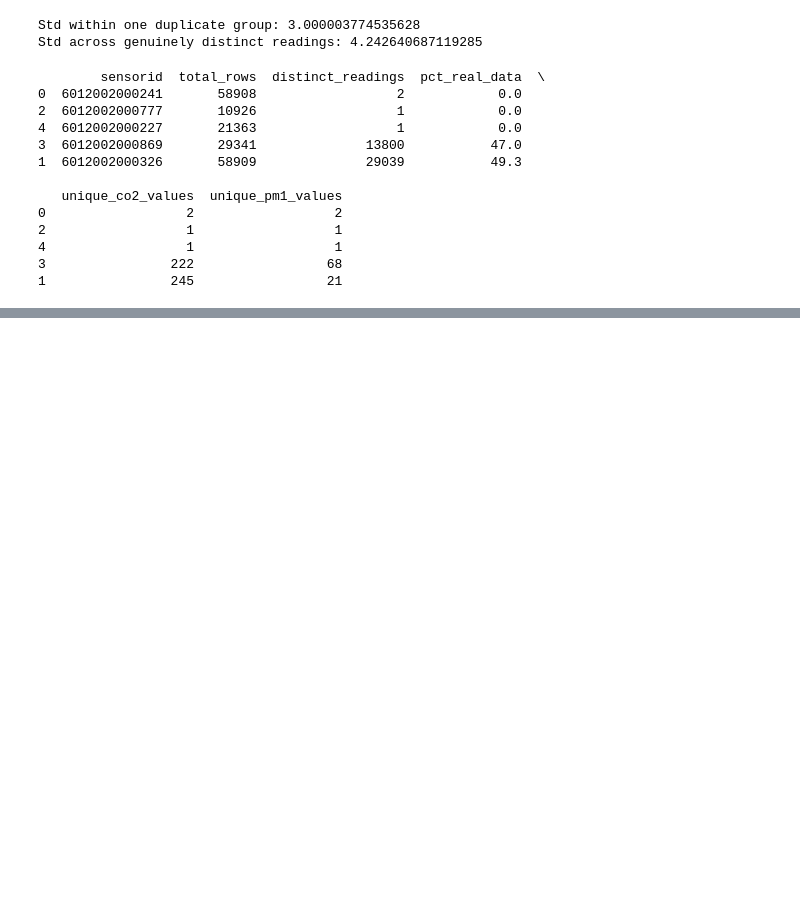
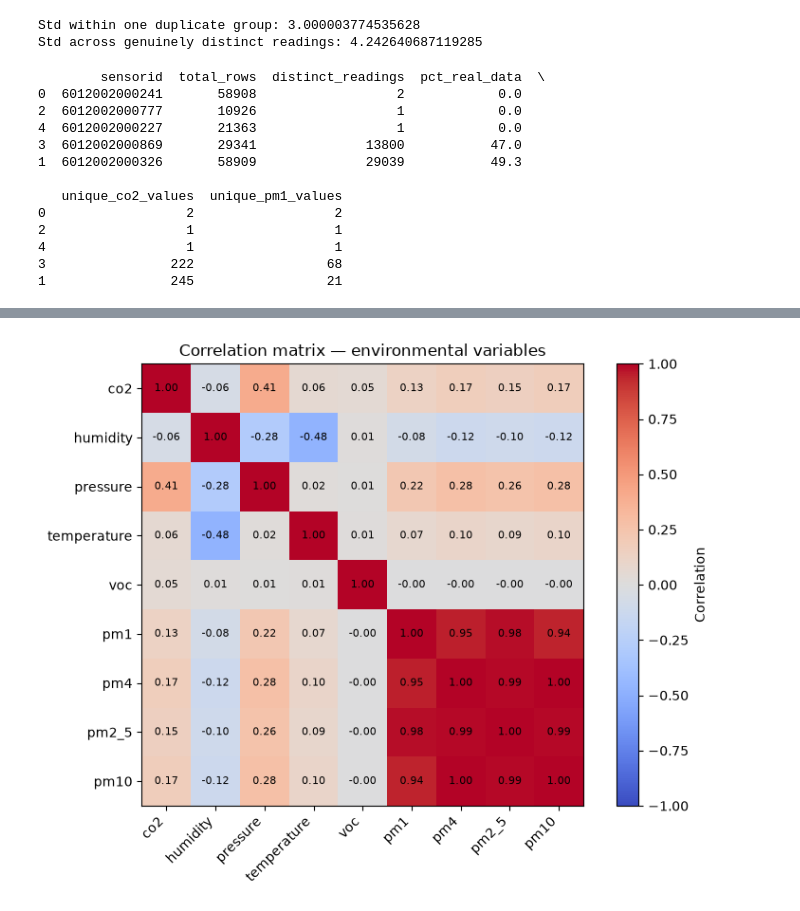
Before and after one commit to Arielhutter/MMA3001-CO2-Prediction-Project, a Jupyter notebook: project.ipynb, the cells around one changed output, grey strips where cells are left out. Cells and saved outputs as stored; diff of their text form; code cells hidden in the pictures; blank space fills up the shorter version.

Commit message:
adding linear regression model + data cutoff

```diff
--- a/project.ipynb
+++ b/project.ipynb
@@ -300,3 +300,9 @@ print(reliability_summary)
 4                  1                  1
 3                222                 68
 1                245                 21
+# %%
+# Filter down to your 2 reliable sensors
+df_model = df_env[df_env['sensorid'].isin([6012002000869, 6012002000326])].copy()
+
+print(df_model.shape)
+print(df_model['sensorid'].value_counts())
@@ -302,0 +363,8 @@ print(reliability_summary)
+# %%
+# excluding the formaldehyde data as 67.8% of the data missing
+df_model = df_model.drop(columns=['formaldehyde'])
+# %%
+#dropping the small proportion of rows with the missing PM data (1693) to further clean dataset
+df_model = df_model.dropna(subset=['pm1', 'pm4', 'pm2_5', 'pm10'])
+print(df_model.shape)
+df_model.isna().sum()
@@ -302,0 +387,11 @@ print(reliability_summary)
+# %%
+import numpy as np
+
+# Select only the numeric sensor columns (exclude IDs/timestamps)
+numeric_cols = ['co2', 'humidity', 'pressure', 'temperature', 'voc', 'pm1', 'pm4', 'pm2_5', 'pm10']
+
+corr_matrix = df_model[numeric_cols].corr()
+
+# Just the CO2 row, sorted by strength of correlation (most important view)
+co2_corr = corr_matrix['co2'].sort_values(ascending=False)
+print(co2_corr)
@@ -302,0 +409,19 @@ print(reliability_summary)
+# %%
+import matplotlib.pyplot as plt
+
+plt.figure(figsize=(8, 6))
+plt.imshow(corr_matrix, cmap='coolwarm', vmin=-1, vmax=1)
+plt.colorbar(label='Correlation')
+plt.xticks(range(len(numeric_cols)), numeric_cols, rotation=45, ha='right')
+plt.yticks(range(len(numeric_cols)), numeric_cols)
+
+# Add the actual correlation values as text on each cell
+for i in range(len(numeric_cols)):
+    for j in range(len(numeric_cols)):
+        plt.text(j, i, f'{corr_matrix.iloc[i, j]:.2f}', ha='center', va='center', fontsize=8)
+
+plt.title('Correlation matrix — environmental variables')
+plt.tight_layout()
+plt.show()
+# %% [output]
+[figure, added]
```
Also changed, not shown: parts of 12 cells of this notebook.
